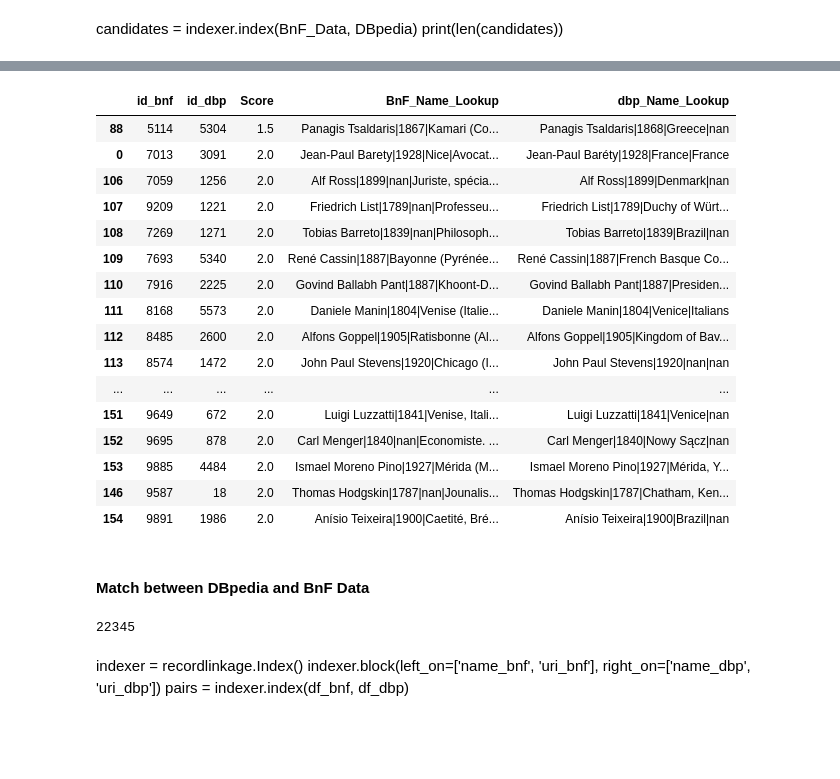
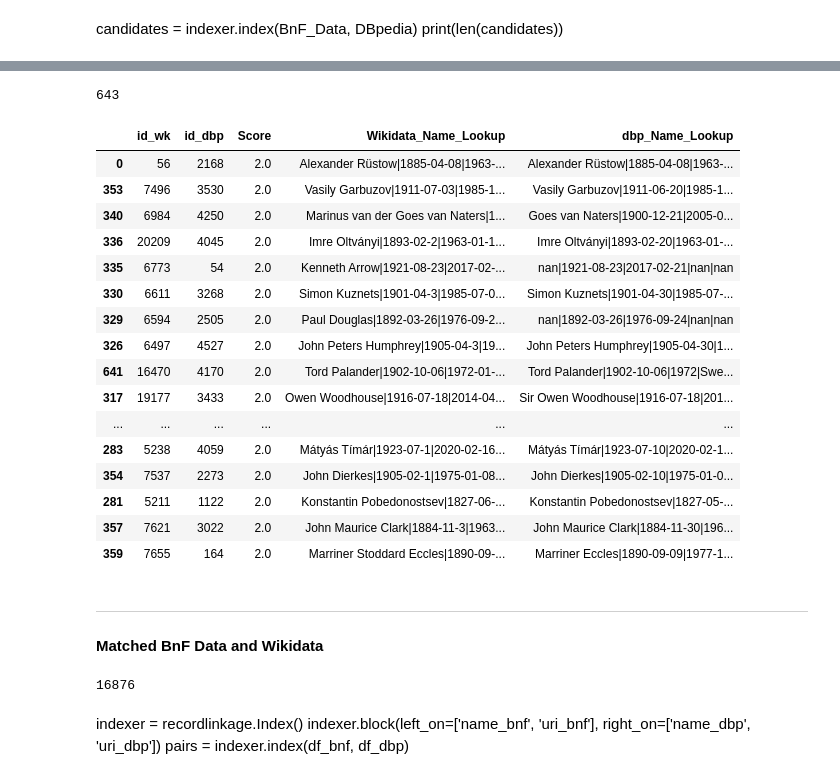
Before and after one commit to Semantic-Data-for-Humanities/Economists_Jurists, a Jupyter notebook: Notebooks/Issues/Merge_DBpedia_BnF_Data_Wikidata.ipynb, the cells around one changed output, grey strips where cells are left out. Cells and saved outputs as stored; diff of their text form; code cells hidden in the pictures; blank space fills up the shorter version.

```diff
--- a/Notebooks/Issues/Merge_DBpedia_BnF_Data_Wikidata.ipynb
+++ b/Notebooks/Issues/Merge_DBpedia_BnF_Data_Wikidata.ipynb
@@ -1132,29 +1239,32 @@ Name: 3091, dtype: object
 # %%
-BnF_Data['name_bnf']=BnF_Data['name_bnf'].astype(str)
+Wikidata['name_wk']=Wikidata['name_wk'].astype(str)
 DBpedia['name_dbp']=DBpedia['name_dbp'].astype(str)
 
-BnF_Data['viaf_bnf']=BnF_Data['viaf_bnf'].astype(str)
+Wikidata['viaf_wk']=Wikidata['viaf_wk'].astype(str)
 DBpedia['viaf_dbp']=DBpedia['viaf_dbp'].astype(str)
 
-BnF_Data['uri_bnf']=BnF_Data['uri_bnf'].astype(str)
+Wikidata['uri_wk']=Wikidata['uri_wk'].astype(str)
 DBpedia['uri_dbp']=DBpedia['uri_dbp'].astype(str)
 
-BnF_Data['placeOfBirth_bnf']=BnF_Data['placeOfBirth_bnf'].astype(str)
+Wikidata['placeOfBirth_wk']=Wikidata['placeOfBirth_wk'].astype(str)
 DBpedia['placeOfBirth_dbp']=DBpedia['placeOfBirth_dbp'].astype(str)
 
-BnF_Data['year_bnf']=BnF_Data['year_bnf'].astype(str)
-DBpedia['year_dbp']=DBpedia['year_dbp'].astype(str)
+Wikidata['placeOfDeath_wk']=Wikidata['placeOfDeath_wk'].astype(str)
+DBpedia['placeOfDeath_dbp']=DBpedia['placeOfDeath_dbp'].astype(str)
 
-BnF_Data['bio_bnf']=BnF_Data['bio_bnf'].astype(str)
-DBpedia['nationality_dbp']=DBpedia['nationality_dbp'].astype(str)
+Wikidata['dateDeath_wk']=Wikidata['dateDeath_wk'].astype(str)
+DBpedia['deathDate_dbp']=DBpedia['deathDate_dbp'].astype(str)
+
+Wikidata['dateBirth_wk']=Wikidata['dateBirth_wk'].astype(str)
+DBpedia['birthDate_dbp']=DBpedia['birthDate_dbp'].astype(str)
 # %%
-BnF_Data['BnF_Name_Lookup'] = BnF_Data[[
-   'name_bnf', 'year_bnf' ,'placeOfBirth_bnf' ,'bio_bnf'
+Wikidata['Wikidata_Name_Lookup'] = Wikidata[[
+   'name_wk', 'dateBirth_wk','dateDeath_wk','placeOfBirth_wk' ,'placeOfDeath_wk'
 ]].apply(lambda x: '|'.join(x), axis=1)
 
 DBpedia['dbp_Name_Lookup'] = DBpedia[[
-   'name_dbp', 'year_dbp', 'placeOfBirth_dbp', 'nationality_dbp'
+   'name_dbp', 'birthDate_dbp', 'deathDate_dbp','placeOfBirth_dbp', 'placeOfDeath_dbp'
 ]].apply(lambda x: '|'.join(x), axis=1)
 
-BnF_Data_lookup = BnF_Data[['BnF_Name_Lookup']].reset_index()
+Wikidata_lookup = Wikidata[['Wikidata_Name_Lookup']].reset_index()
 DBpedia_lookup = DBpedia[['dbp_Name_Lookup']].reset_index()
@@ -1177,30 +1271,33 @@ BnF_Data_lookup
 # %%
-BnF_merge = potential_matches.merge(BnF_Data_lookup, how='left')
+Wikidata_merge = potential_matches.merge(Wikidata_lookup, how='left')
 # %%
-final_merge = BnF_merge.merge(DBpedia_lookup, how='left')
+final_merge = Wikidata_merge.merge(DBpedia_lookup, how='left')
 # %%
-cols = ['id_bnf', 'id_dbp', 'Score',
-        'BnF_Name_Lookup', 'dbp_Name_Lookup']
+cols = ['id_wk', 'id_dbp', 'Score',
+        'Wikidata_Name_Lookup', 'dbp_Name_Lookup']
 final=final_merge[cols].sort_values(by=[ 'Score'], ascending=True)
-final[:50]
+print(len(final))
+final[:20]
 # %% [output]
+643
-|  | id_bnf | id_dbp | Score | BnF_Name_Lookup | dbp_Name_Lookup |
-| 88 | 5114 | 5304 | 1.5 | Panagis Tsaldaris|1867|Kamari (Co... | Panagis Tsaldaris|1868|Greece|nan |
-| 0 | 7013 | 3091 | 2.0 | Jean-Paul Barety|1928|Nice|Avocat... | Jean-Paul Baréty|1928|France|France |
-| 106 | 7059 | 1256 | 2.0 | Alf Ross|1899|nan|Juriste, spécia... | Alf Ross|1899|Denmark|nan |
-| 107 | 9209 | 1221 | 2.0 | Friedrich List|1789|nan|Professeu... | Friedrich List|1789|Duchy of Würt... |
-| 108 | 7269 | 1271 | 2.0 | Tobias Barreto|1839|nan|Philosoph... | Tobias Barreto|1839|Brazil|nan |
-| 109 | 7693 | 5340 | 2.0 | René Cassin|1887|Bayonne (Pyrénée... | René Cassin|1887|French Basque Co... |
-| 110 | 7916 | 2225 | 2.0 | Govind Ballabh Pant|1887|Khoont-D... | Govind Ballabh Pant|1887|Presiden... |
-| 111 | 8168 | 5573 | 2.0 | Daniele Manin|1804|Venise (Italie... | Daniele Manin|1804|Venice|Italians |
-| 112 | 8485 | 2600 | 2.0 | Alfons Goppel|1905|Ratisbonne (Al... | Alfons Goppel|1905|Kingdom of Bav... |
-| 113 | 8574 | 1472 | 2.0 | John Paul Stevens|1920|Chicago (I... | John Paul Stevens|1920|nan|nan |
+|  | id_wk | id_dbp | Score | Wikidata_Name_Lookup | dbp_Name_Lookup |
+| 0 | 56 | 2168 | 2.0 | Alexander Rüstow|1885-04-08|1963-... | Alexander Rüstow|1885-04-08|1963-... |
+| 353 | 7496 | 3530 | 2.0 | Vasily Garbuzov|1911-07-03|1985-1... | Vasily Garbuzov|1911-06-20|1985-1... |
+| 340 | 6984 | 4250 | 2.0 | Marinus van der Goes van Naters|1... | Goes van Naters|1900-12-21|2005-0... |
+| 336 | 20209 | 4045 | 2.0 | Imre Oltványi|1893-02-2|1963-01-1... | Imre Oltványi|1893-02-20|1963-01-... |
+| 335 | 6773 | 54 | 2.0 | Kenneth Arrow|1921-08-23|2017-02-... | nan|1921-08-23|2017-02-21|nan|nan |
+| 330 | 6611 | 3268 | 2.0 | Simon Kuznets|1901-04-3|1985-07-0... | Simon Kuznets|1901-04-30|1985-07-... |
+| 329 | 6594 | 2505 | 2.0 | Paul Douglas|1892-03-26|1976-09-2... | nan|1892-03-26|1976-09-24|nan|nan |
+| 326 | 6497 | 4527 | 2.0 | John Peters Humphrey|1905-04-3|19... | John Peters Humphrey|1905-04-30|1... |
+| 641 | 16470 | 4170 | 2.0 | Tord Palander|1902-10-06|1972-01-... | Tord Palander|1902-10-06|1972|Swe... |
+| 317 | 19177 | 3433 | 2.0 | Owen Woodhouse|1916-07-18|2014-04... | Sir Owen Woodhouse|1916-07-18|201... |
 | ... | ... | ... | ... | ... | ... |
-| 151 | 9649 | 672 | 2.0 | Luigi Luzzatti|1841|Venise, Itali... | Luigi Luzzatti|1841|Venice|nan |
-| 152 | 9695 | 878 | 2.0 | Carl Menger|1840|nan|Economiste. ... | Carl Menger|1840|Nowy Sącz|nan |
-| 153 | 9885 | 4484 | 2.0 | Ismael Moreno Pino|1927|Mérida (M... | Ismael Moreno Pino|1927|Mérida, Y... |
-| 146 | 9587 | 18 | 2.0 | Thomas Hodgskin|1787|nan|Jounalis... | Thomas Hodgskin|1787|Chatham, Ken... |
-| 154 | 9891 | 1986 | 2.0 | Anísio Teixeira|1900|Caetité, Bré... | Anísio Teixeira|1900|Brazil|nan |
+| 283 | 5238 | 4059 | 2.0 | Mátyás Tímár|1923-07-1|2020-02-16... | Mátyás Tímár|1923-07-10|2020-02-1... |
+| 354 | 7537 | 2273 | 2.0 | John Dierkes|1905-02-1|1975-01-08... | John Dierkes|1905-02-10|1975-01-0... |
+| 281 | 5211 | 1122 | 2.0 | Konstantin Pobedonostsev|1827-06-... | Konstantin Pobedonostsev|1827-05-... |
+| 357 | 7621 | 3022 | 2.0 | John Maurice Clark|1884-11-3|1963... | John Maurice Clark|1884-11-30|196... |
+| 359 | 7655 | 164 | 2.0 | Marriner Stoddard Eccles|1890-09-... | Marriner Eccles|1890-09-09|1977-1... |
 # %% [markdown]
-#### Match between DBpedia and BnF Data
+--------------------
+#### Matched BnF Data and Wikidata
 # %%
@@ -1210,10 +1307,10 @@ DBpedia = pd.read_csv('df_dbp.csv')
 # %%
 indexer = recordlinkage.Index()
-indexer.sortedneighbourhood(left_on='name_bnf', right_on='name_dbp')
-candidates = indexer.index(BnF_Data, DBpedia)
+indexer.sortedneighbourhood(left_on='name_wk', right_on='name_bnf')
+candidates = indexer.index(Wikidata, BnF_Data)
 print(len(candidates))
 # %% [output]
-22345
+16876
 # %% [markdown]
 indexer = recordlinkage.Index()
 indexer.block(left_on=['name_bnf', 'uri_bnf'],
```
Also changed, not shown: parts of 78 cells of this notebook.
